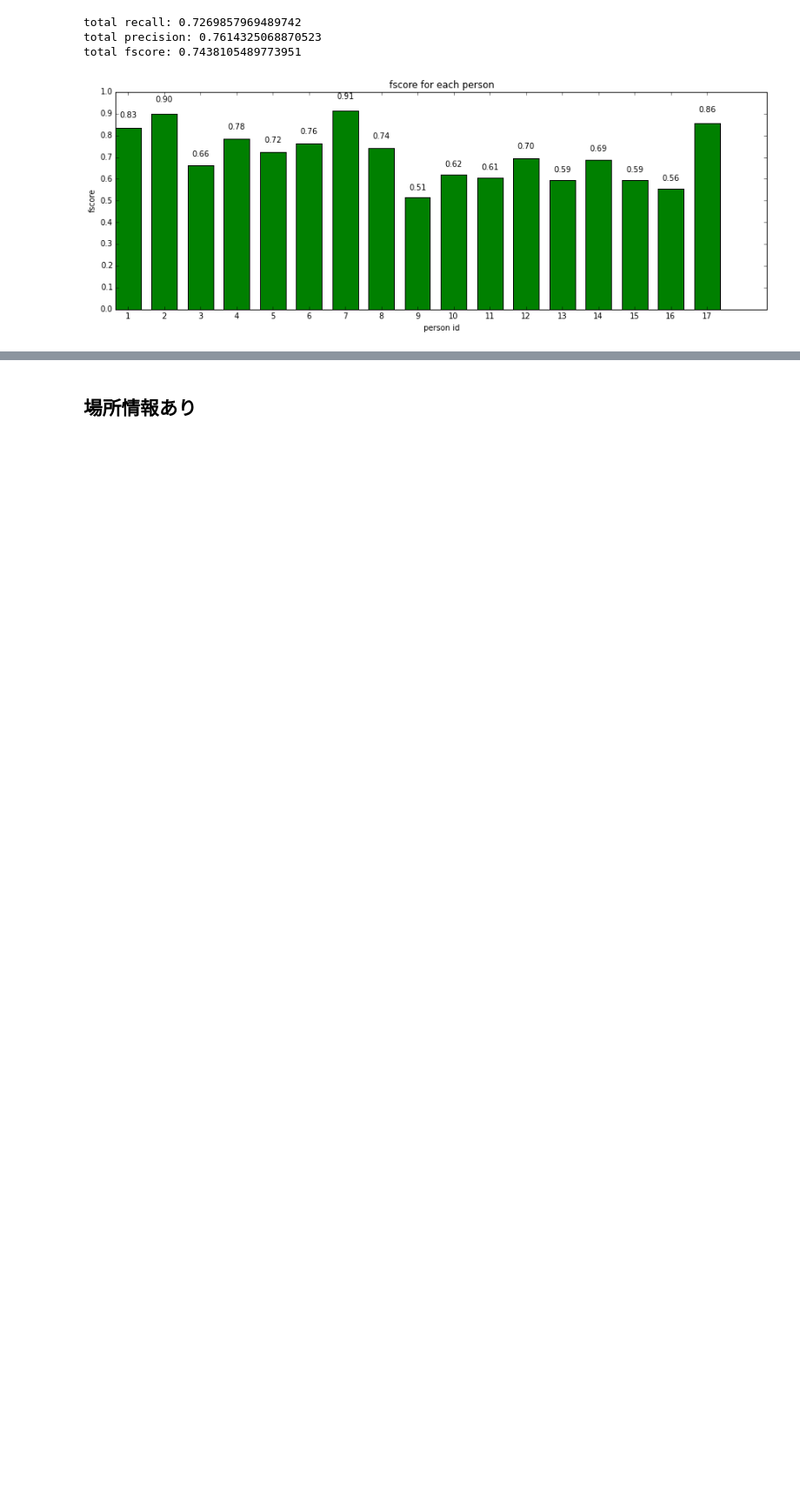
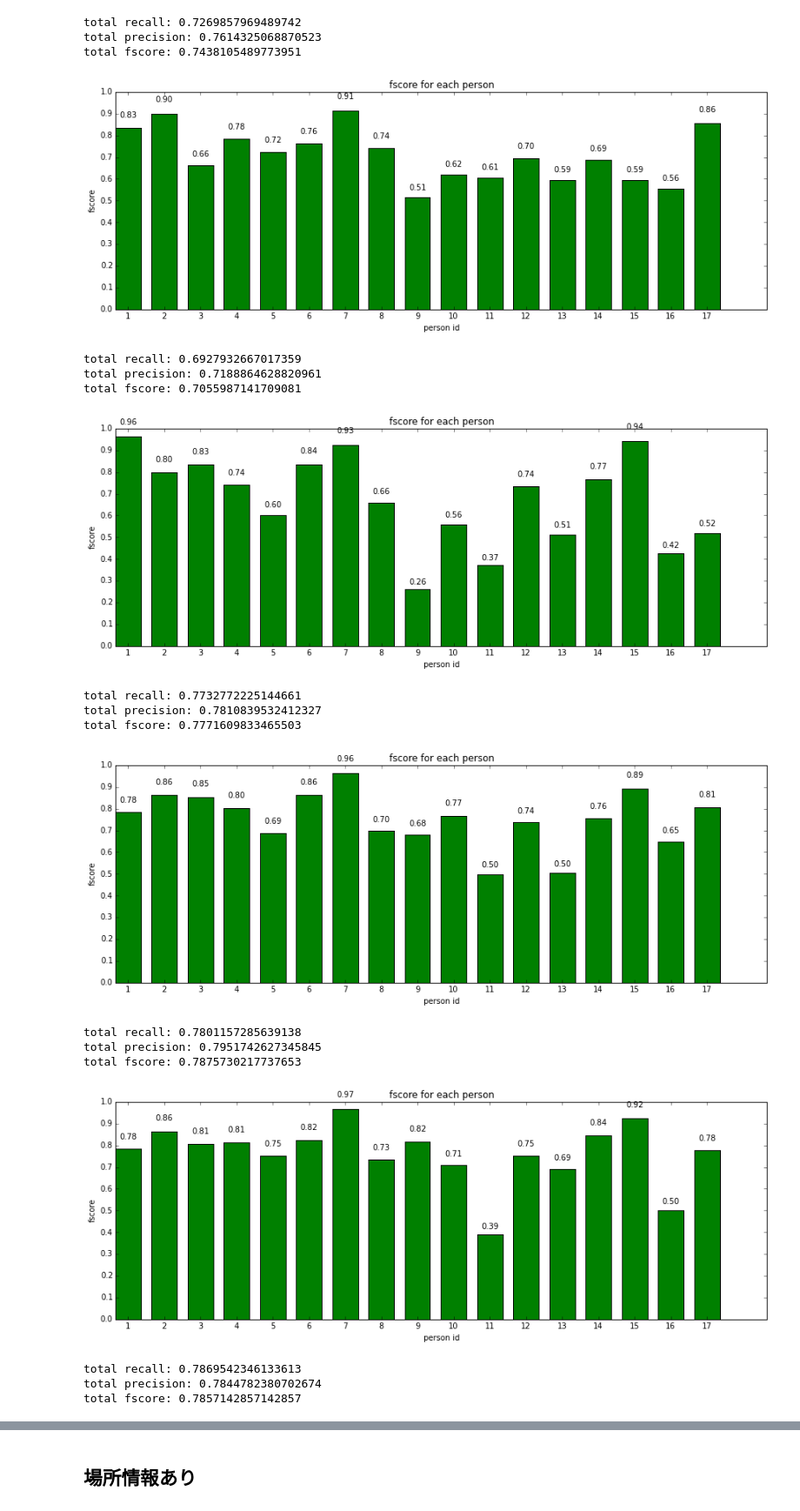
Before and after one commit to kenoga/gaze, a Jupyter notebook: analyze/show_result.ipynb, the cells around one changed output, grey strips where cells are left out. Shown at 87% size. Saved outputs shown, nothing was run; the diff lists cells and outputs as text; code cells hidden in the pictures; blank space fills up the shorter version.

```diff
--- a/analyze/show_result.ipynb
+++ b/analyze/show_result.ipynb
@@ -242,3 +249,24 @@ total recall: 0.7269857969489742
 total precision: 0.7614325068870523
 total fscore: 0.7438105489773951
 [figure]
+# %%
+analyze("both_attention_00")
+analyze("both_attention_with_landmark_feature_00")
+analyze("both_attention_with_landmark_feature_01")
+analyze("both_attention_with_landmark_feature_02")
+# %% [output]
+total recall: 0.6927932667017359
+total precision: 0.7188864628820961
+total fscore: 0.7055987141709081
+[figure, added]
+total recall: 0.7732772225144661
+total precision: 0.7810839532412327
+total fscore: 0.7771609833465503
+[figure, added]
+total recall: 0.7801157285639138
+total precision: 0.7951742627345845
+total fscore: 0.7875730217737653
+[figure, added]
+total recall: 0.7869542346133613
+total precision: 0.7844782380702674
+total fscore: 0.7857142857142857
```
Also changed, not shown: parts of 4 cells of this notebook, 28 other files.
